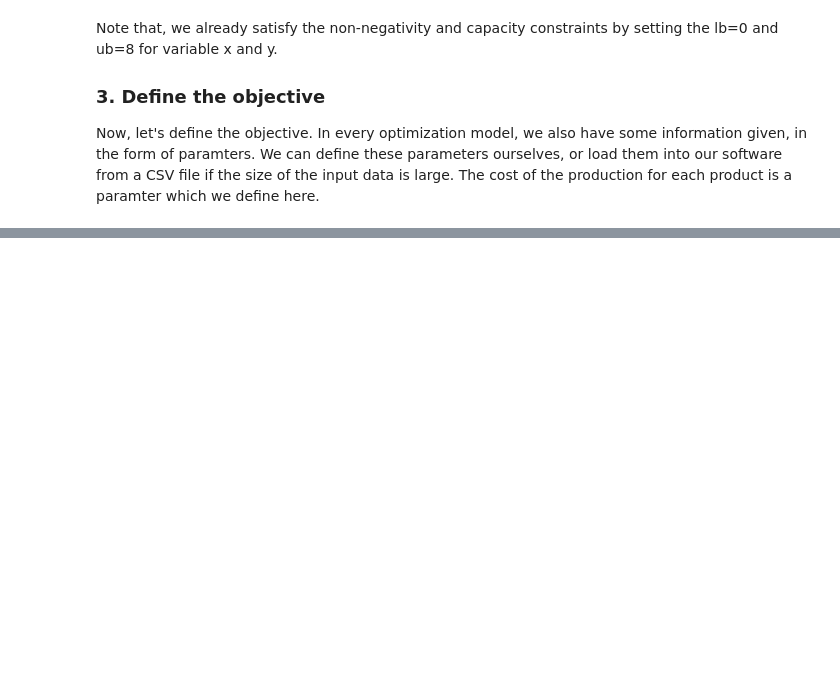
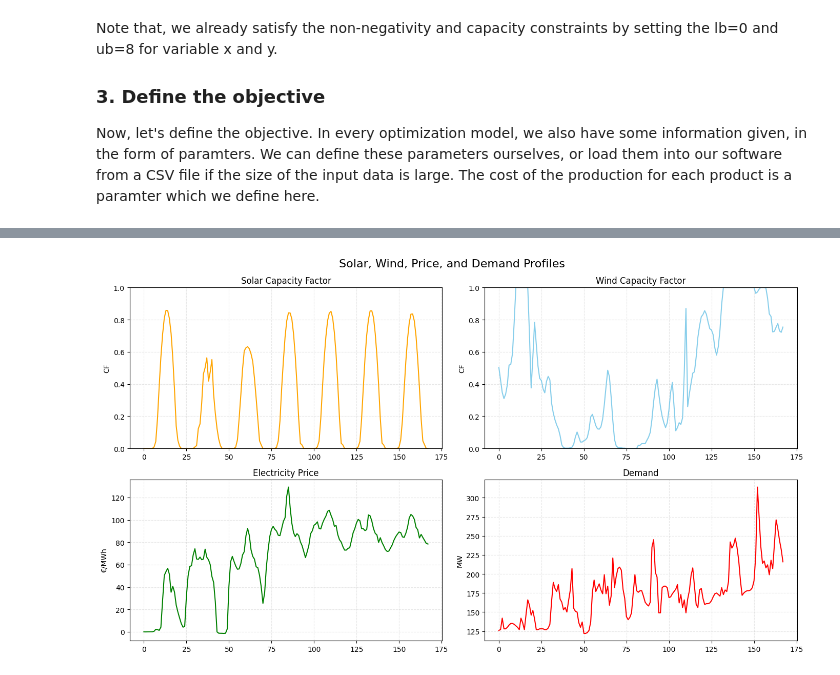
Before and after one commit to rezfa/Supply_Chain_Analytics_2026, a Jupyter notebook: 01_Optimization.ipynb, the cells around one changed output, grey strips where cells are left out. Drawn from its saved outputs; the diff is of its cells as text; code cells hidden in the pictures; blank space fills up the shorter version.

```diff
--- a/01_Optimization.ipynb
+++ b/01_Optimization.ipynb
@@ -189,0 +330,4 @@ model.setObjective(pa *x + pb *y, GRB.MAXIMIZE) # by GRB.MAXIMIZE we set the obj
+# %%
+df = pd.read_csv("Exercise_Files/Ex02.csv")
+
+df.head(20)
@@ -189,0 +352,35 @@ model.setObjective(pa *x + pb *y, GRB.MAXIMIZE) # by GRB.MAXIMIZE we set the obj
+# %%
+fig, axs = plt.subplots(2, 2, figsize=(14, 8))
+fig.suptitle("Solar, Wind, Price, and Demand Profiles", fontsize=16)
+
+# --- 1. Solar capacity factor ---
+axs[0, 0].plot(df['solar_cf'], color='orange')
+axs[0, 0].set_title("Solar Capacity Factor")
+axs[0, 0].set_ylabel("CF")
+axs[0, 0].set_ylim(0, 1)
+axs[0, 0].grid(True, linestyle="--", alpha=0.3)
+
+# --- 2. Wind capacity factor ---
+axs[0, 1].plot(df['wind_cf'], color='skyblue')
+axs[0, 1].set_title("Wind Capacity Factor")
+axs[0, 1].set_ylabel("CF")
+axs[0, 1].set_ylim(0, 1)
+axs[0, 1].grid(True, linestyle="--", alpha=0.3)
+
+# --- 3. Electricity price ---
+axs[1, 0].plot(df['electricity_price'], color='green')
+axs[1, 0].set_title("Electricity Price")
+axs[1, 0].set_ylabel("€/MWh")
+axs[1, 0].grid(True, linestyle="--", alpha=0.3)
+
+# --- 4. Demand ---
+axs[1, 1].plot(df['demand'], color='red')
+axs[1, 1].set_title("Demand")
+axs[1, 1].set_ylabel("MW")
+axs[1, 1].grid(True, linestyle="--", alpha=0.3)
+
+# Improve spacing
+plt.tight_layout()
+plt.show()
+# %% [output]
+[figure, added]
```
Also changed, not shown: parts of 27 cells of this notebook, 3 other files.
